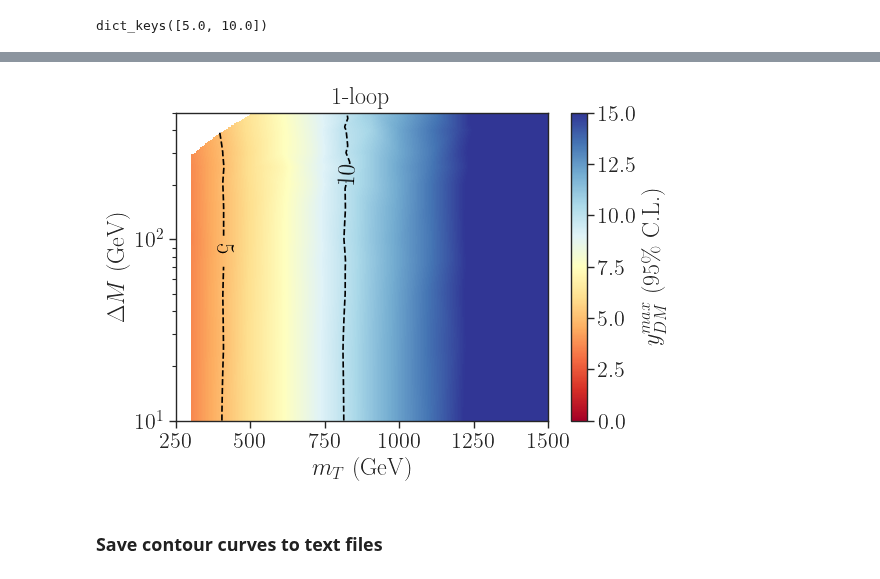
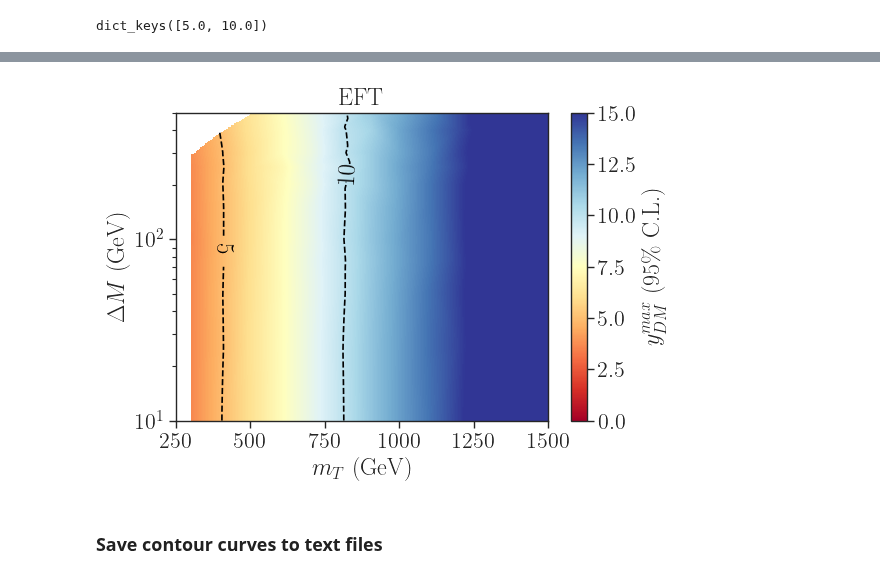
Before and after one commit to andlessa/SMStoEFT, a Jupyter notebook: plotting/constraints/plotExclusion-ATLAS_pT-eft.ipynb, the cells around one changed output, grey strips where cells are left out. Drawn from its saved outputs; the diff is of its cells as text; code cells hidden in the pictures.

```diff
--- a/plotting/constraints/plotExclusion-ATLAS_pT-eft.ipynb
+++ b/plotting/constraints/plotExclusion-ATLAS_pT-eft.ipynb
@@ -154,18 +154,18 @@ plt.show()
 # %%
 plt.figure(figsize=(6,4))
 plt.imshow(znew.T, extent=[x.min(),x.max(), dm.min(), dm.max()], origin='lower',
                   cmap=cm,aspect='auto',vmin=0,vmax=15)
 plt.colorbar(label=r'$y_{DM}^{max}$ (95\% C.L.)')
 plt.xlabel(r'$m_{T}$ (GeV)')
 plt.ylabel(r'$\Delta M$ (GeV)')
 contours = plt.contour(xnew, ynew, znew, cValues, colors='black',linestyles='dashed')
 plt.clabel(contours, inline=True, fontsize=18)
-plt.title('1-loop')
+plt.title('EFT')
 plt.yscale('log')
 plt.xlim(250.,1500.)
 plt.show()
 # %% [output]
-[figure, old version]
+[figure, new version]
 # %% [markdown]
 ### Save contour curves to text files
 # %%
```
Also changed, not shown: parts of 2 cells of this notebook.
